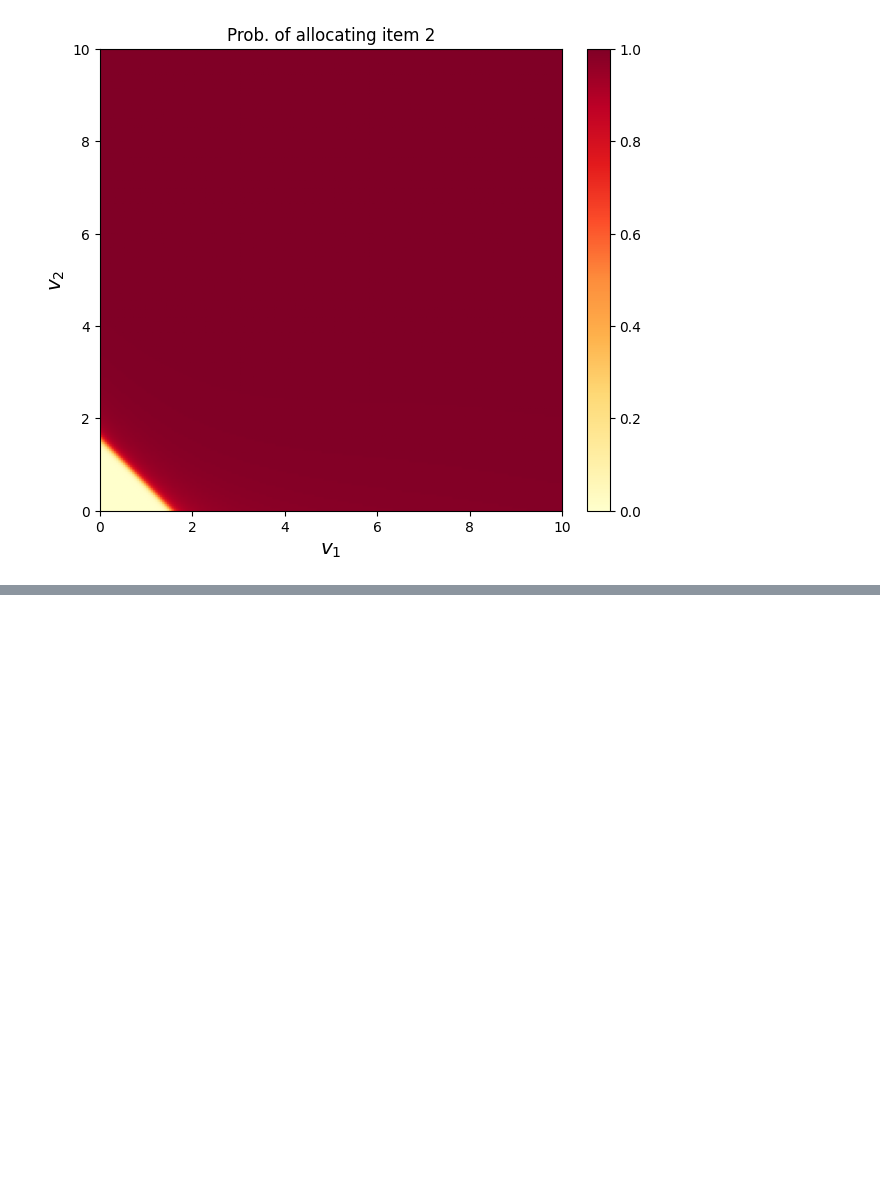
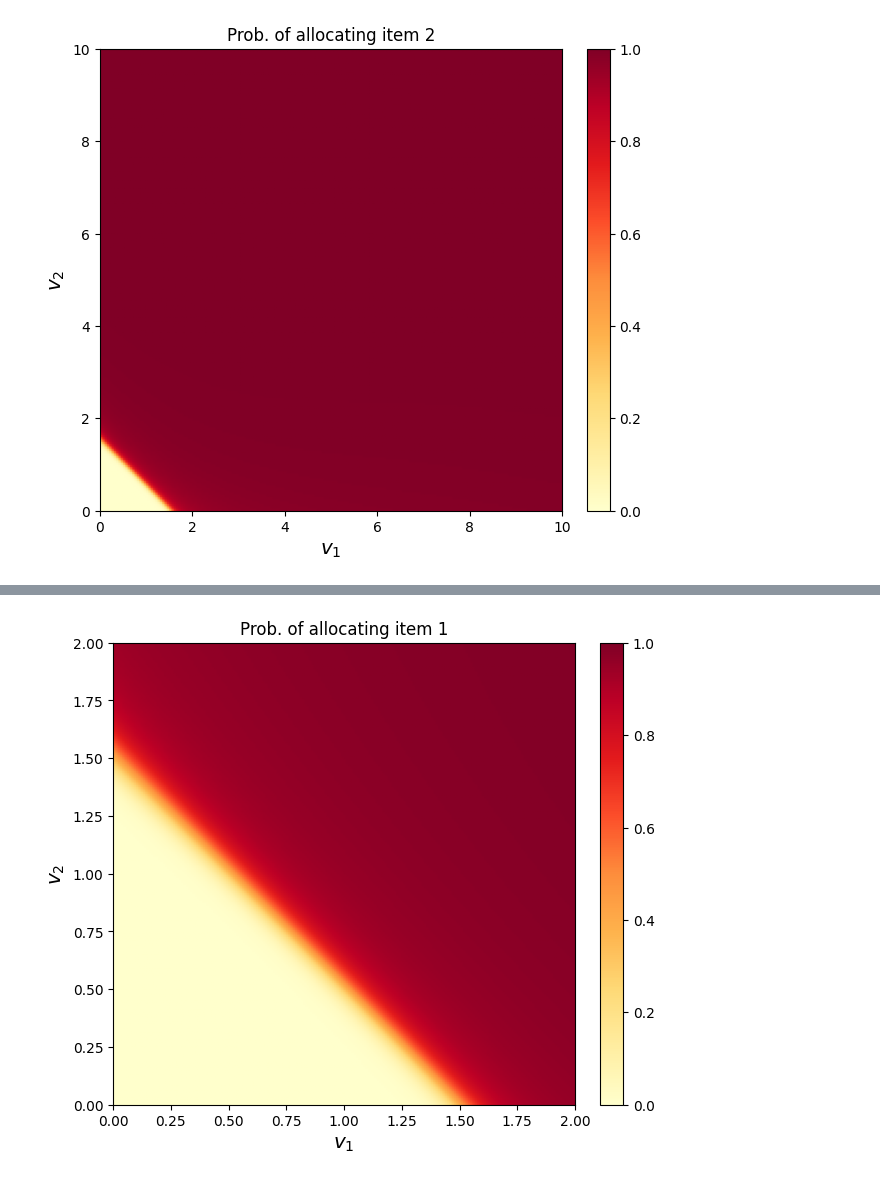
Before and after one commit to KoshiHarashima/Project_A, a Jupyter notebook: regretNet/visualize_additive_1x2_gamma_11.ipynb, the cells around one changed output, grey strips where cells are left out. Saved outputs shown, nothing was run; the diff lists cells and outputs as text; code cells hidden in the pictures; blank space fills up the shorter version.

```diff
--- a/regretNet/visualize_additive_1x2_gamma_11.ipynb
+++ b/regretNet/visualize_additive_1x2_gamma_11.ipynb
@@ -95,3 +95,20 @@ if save_plot:
     plt.savefig(os.path.join(cfg.dir_name, 'alloc2.pdf'), bbox_inches = 'tight', pad_inches = 0.05)
 # %% [output]
 [figure]
+# %%
+%matplotlib inline
+save_plot = False
+plt.rcParams.update({'font.size': 10, 'axes.labelsize': 'x-large'})
+D = 201
+
+x = np.linspace(0, 2.0, D)
+X_tst = np.stack([v.flatten() for v in np.meshgrid(x,x)], axis = -1)
+X_tst = np.expand_dims(X_tst, 1)
+print(X_tst.shape)
+
+cfg = additive_1x2_gamma_11_config.cfg
+cfg.test.num_misreports = 1
+cfg.test.gd_iter = 0
+cfg.test.batch_size = D
+cfg.test.num_batches = int(X_tst.shape[0]/cfg.test.batch_size)
+cfg.test.save_output = True
@@ -97,0 +145,19 @@ if save_plot:
+# %%
+alloc = np.load(os.path.join(cfg.dir_name, "alloc_tst_" + str(cfg.test.restore_iter) + ".npy")).reshape(D,D,2)
+pay = np.load(os.path.join(cfg.dir_name, "pay_tst_" + str(cfg.test.restore_iter) + ".npy")).reshape(D,D,1)
+# %%
+plt.rcParams.update({'font.size': 10, 'axes.labelsize': 'x-large'})
+fig, ax = plt.subplots(ncols = 1, nrows = 1, figsize = (8,6))
+
+img = ax.imshow(alloc[::-1, :, 0], extent=[0,2,0,2], vmin = 0.0, vmax=1.0, cmap = 'YlOrRd')
+
+ax.set_xlabel(r'$v_1$')
+ax.set_ylabel(r'$v_2$')
+plt.title('Prob. of allocating item 1')
+_ = plt.colorbar(img, fraction=0.046, pad=0.04)
+
+if save_plot:
+    fig.set_size_inches(4, 3)
+    plt.savefig(os.path.join(cfg.dir_name, 'alloc1.pdf'), bbox_inches = 'tight', pad_inches = 0.05)
+# %% [output]
+[figure, added]
```
Also changed, not shown: parts of 4 cells of this notebook, 20 other files.
